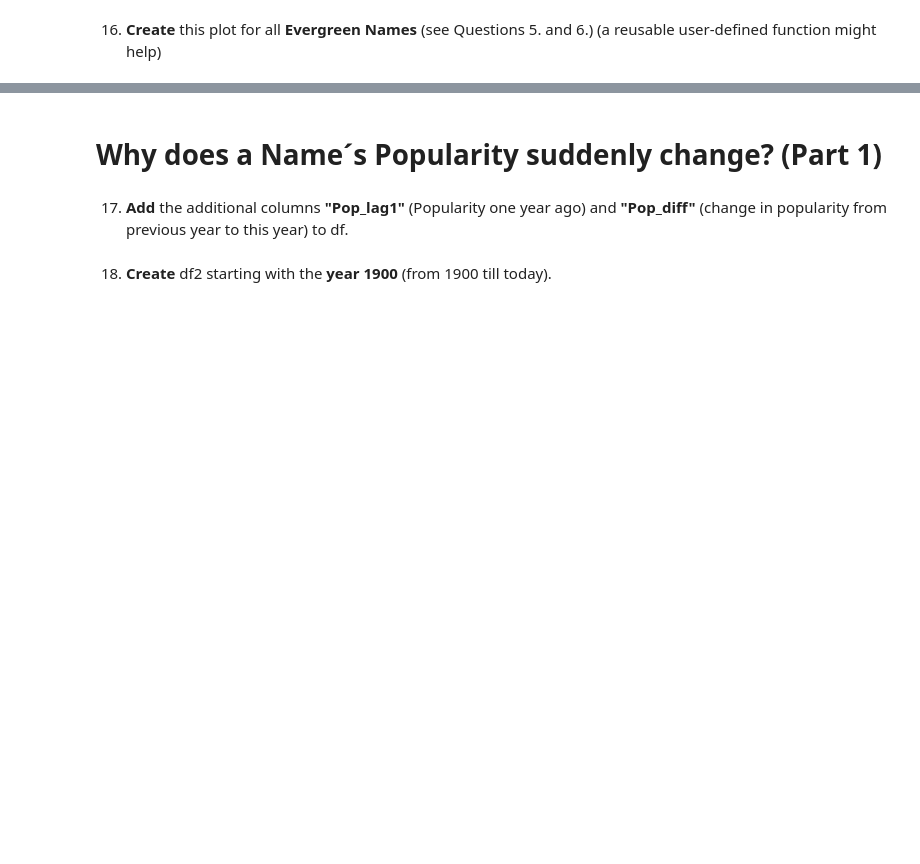
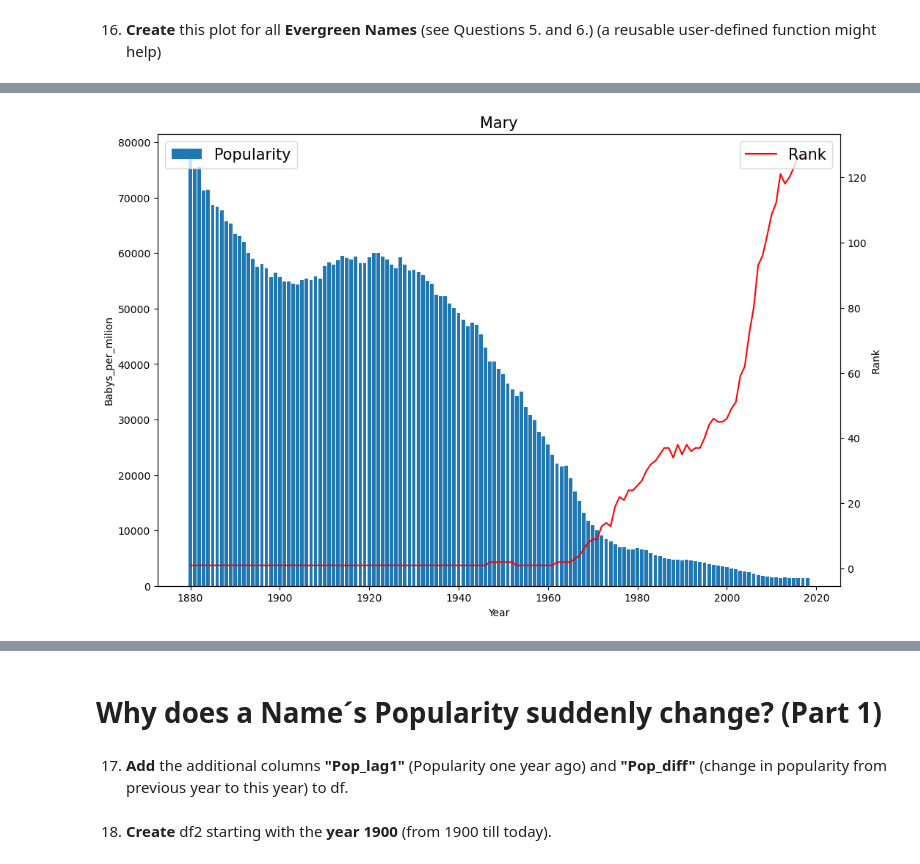
Before and after one commit to ChOfficre/ML_Project_04_Movies_DB, a Jupyter notebook: Desktop/notebooks/ML_project_07/Project_07_ProjectBrief_blank.ipynb, the cells around one changed output, grey strips where cells are left out. Saved outputs shown, nothing was run; the diff lists cells and outputs as text; code cells hidden in the pictures; blank space fills up the shorter version.

```diff
--- a/Desktop/notebooks/ML_project_07/Project_07_ProjectBrief_blank.ipynb
+++ b/Desktop/notebooks/ML_project_07/Project_07_ProjectBrief_blank.ipynb
@@ -473,0 +504,3 @@ After adding "Popularity" and "Rank", df should look as follows:
+# %%
+df["Popularity"] = df.Count.div(df.groupby(["Year", "Gender"], observed=True).Count.transform("sum")) * 1000000
+df
@@ -473,0 +521,3 @@ After adding "Popularity" and "Rank", df should look as follows:
+# %%
+df["Rank"] = df.groupby(["Year", "Gender"], observed=True).Count.apply(lambda x: x.rank(ascending=False)).reset_index(drop=True)
+df
@@ -481,0 +584,3 @@ After adding "Popularity" and "Rank", df should look as follows:
+# %%
+mary = df[(df.Name == "Mary") & (df.Gender == "F")]
+mary.head()
@@ -481,0 +594,16 @@ After adding "Popularity" and "Rank", df should look as follows:
+# %%
+fig, ax1 = plt.subplots(figsize=(12, 8))
+ax1.bar(x=mary.Year, height=mary.Popularity, label="Popularity")
+ax2 = ax1.twinx()
+ax2.plot(mary.Year, mary.Rank, color="red", label="Rank")
+ax1.set_xlabel("Year", fontsize=10)
+ax1.set_ylabel("Babys_per_milion", fontsize=10)
+ax2.set_ylabel("Rank", fontsize=10)
+ax1.set_title("Mary", fontsize=15)
+ax1.tick_params(labelsize=10)
+ax2.tick_params(labelsize=10)
+ax1.legend(loc=2, fontsize=15)
+ax2.legend(loc=1, fontsize=15)
+plt.show()
+# %% [output]
+[figure, added]
```
Also changed, not shown: parts of 81 cells of this notebook.
